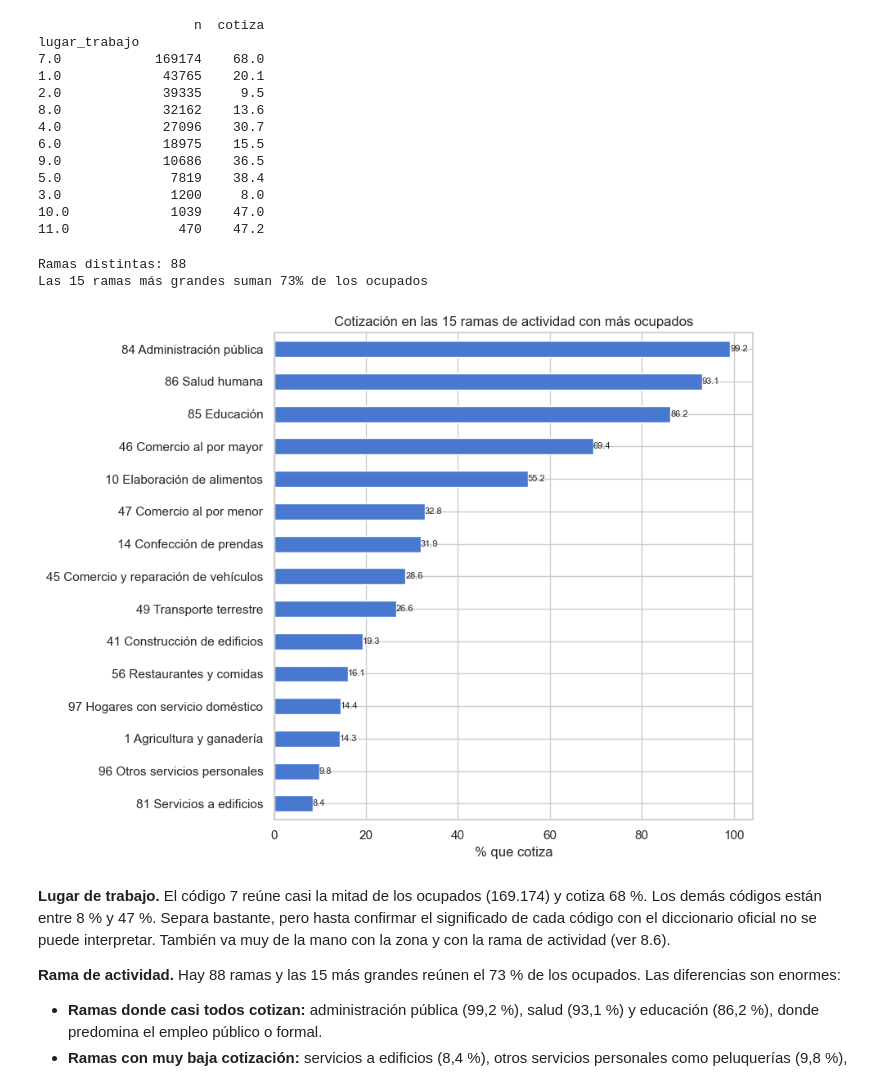
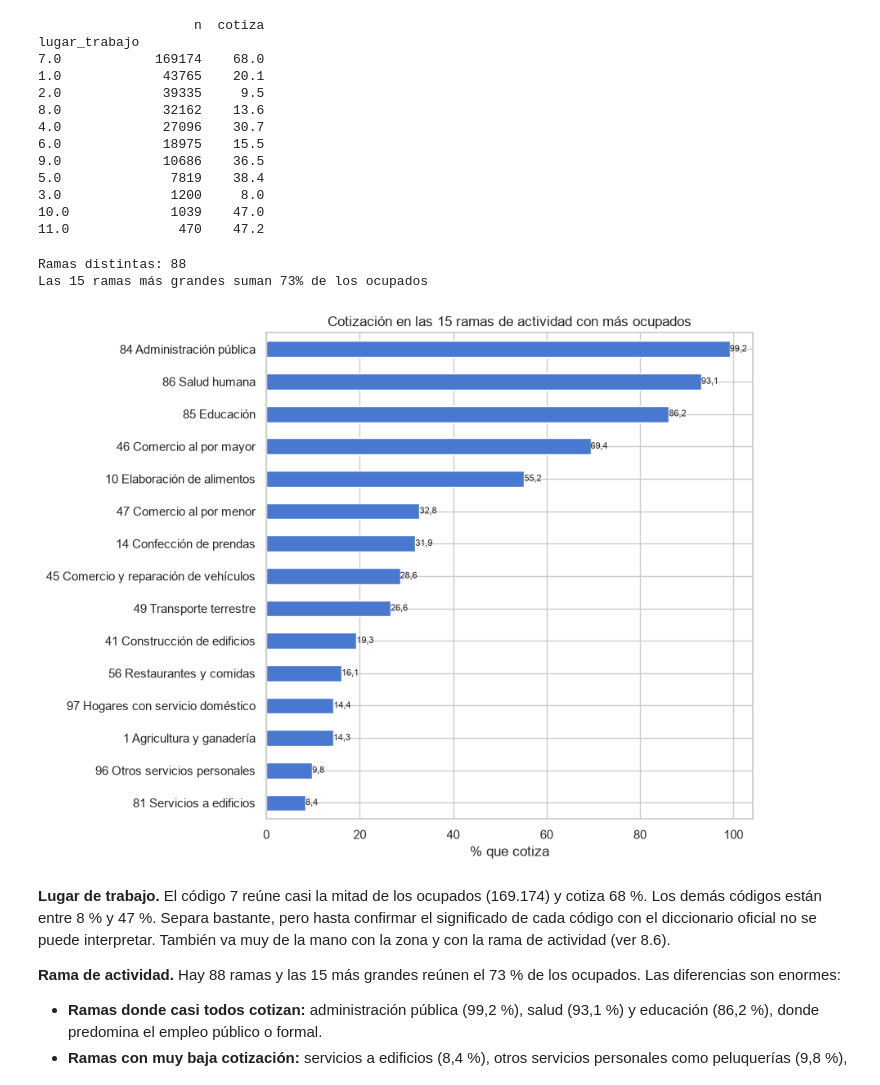
Before and after one commit to BAMUNOZ91/proyecto_1_esp_data_science_ia, a Jupyter notebook: notebooks/01_preparacion_eda.ipynb, the cells around one changed output. Cells and saved outputs as stored; diff of their text form; code cells hidden in the pictures.

```diff
--- a/notebooks/01_preparacion_eda.ipynb
+++ b/notebooks/01_preparacion_eda.ipynb
@@ -20,8 +38,9 @@ import seaborn as sns
 # %% [markdown]
 ## 2. Carga de datos
 # %%
-# ruta = r'C:\Users\User\Desktop\Esp_Ciencia_Datos_e_IA\Proyecto_1\repo_git\proyecto_1_esp_data_science_ia\data\geih_2025_ocupados_crudo.csv'
-ruta = "../data/raw/geih_2025_ocupados_crudo.csv"
+from cotiza_pension.config import RAW_PATH
+
+ruta = RAW_PATH
 df = pd.read_csv(ruta)
 df.shape
 # %% [output]
@@ -543,8 +564,9 @@ for ax, nivel in zip(axes, niveles_t):
     ax.hist(ing_no, bins=bins, density=True, alpha=0.6, color='tab:red', label='No cotiza')
     ax.hist(ing_si, bins=bins, density=True, alpha=0.6, color='tab:green', label='Cotiza')
     ax.axvline(1, color='black', linestyle='--', linewidth=1)
-    ax.set_title(f'{nivel} (n={len(sub):,})', fontsize=10)
+    ax.set_title(f'{nivel} (n={miles(len(sub))})', fontsize=10)
     ax.set_xlabel('Ingreso (SMMLV)')
+    ax.yaxis.set_major_formatter(eje_decimal)
 
 for ax in axes[len(niveles_t):]:
     ax.axis('off')
@@ -787,7 +811,7 @@ for ax, sexo in zip(axes, ['Hombre', 'Mujer']):
     rel = (pd.crosstab(rango_edad.loc[sub.index], sub['cotiza_pension'], normalize='index') * 100).rename(columns=etiquetas)
     rel.plot(kind='bar', ax=ax, color=colores)
     for cont in ax.containers:
-        ax.bar_label(cont, fmt='%.1f', fontsize=8)
+        ax.bar_label(cont, fmt=coma, fontsize=8)
     ax.set_title(f'{sexo}: % dentro de cada rango de edad')
     ax.set_xlabel('Rango de edad')
     ax.tick_params(axis='x', rotation=0)
@@ -921,6 +947,8 @@ for ax, col in zip(axes, numericas):
         datos = df.loc[df['cotiza_pension'] == valor, col].dropna()
         ax.hist(datos.clip(upper=tope), bins=40, density=True, alpha=0.6, color=color, label=etiquetas[valor])
     ax.set_title(f'{col} (hasta el percentil 99)')
+    ax.xaxis.set_major_formatter(eje_decimal)
+    ax.yaxis.set_major_formatter(eje_decimal)
 axes[0].legend()
 plt.tight_layout()
 plt.show()
@@ -1051,27 +1079,27 @@ lugar_trabajo
 # %%
 nombres_rama = {
     47: 'Comercio al por menor', 1: 'Agricultura y ganadería', 56: 'Restaurantes y comidas',
     49: 'Transporte terrestre', 85: 'Educación', 41: 'Construcción de edificios',
     84: 'Administración pública', 86: 'Salud humana', 97: 'Hogares con servicio doméstico',
     96: 'Otros servicios personales', 81: 'Servicios a edificios', 45: 'Comercio y reparación de vehículos',
     10: 'Elaboración de alimentos', 46: 'Comercio al por mayor', 14: 'Confección de prendas',
 }
 
 print('Ramas distintas:', df['rama_2d'].nunique())
 top_ramas = tasa_por('rama_2d').head(15)
 top_ramas.index = [f'{int(c)} {nombres_rama.get(int(c), "")}' for c in top_ramas.index]
 print('Las 15 ramas más grandes suman', f"{top_ramas['n'].sum() / len(df):.0%}", 'de los ocupados')
 
 ax = top_ramas['cotiza'].sort_values().plot(kind='barh', figsize=(9, 7))
-ax.bar_label(ax.containers[0], fmt='%.1f', fontsize=8)
+ax.bar_label(ax.containers[0], fmt=coma, fontsize=8)
 plt.xlabel('% que cotiza')
 plt.title('Cotización en las 15 ramas de actividad con más ocupados')
 plt.tight_layout()
 plt.show()
 # %% [output]
 Ramas distintas: 88
 Las 15 ramas más grandes suman 73% de los ocupados
-[figure, old version]
+[figure, new version]
 # %% [markdown]
 **Lugar de trabajo.** El código 7 reúne casi la mitad de los ocupados (169.174) y cotiza 68 %. Los demás códigos están entre 8 % y 47 %. Separa bastante, pero hasta confirmar el significado de cada código con el diccionario oficial no se puede interpretar. También va muy de la mano con la zona y con la rama de actividad (ver 8.6).
 
```
Also changed, not shown: parts of 23 cells of this notebook.
